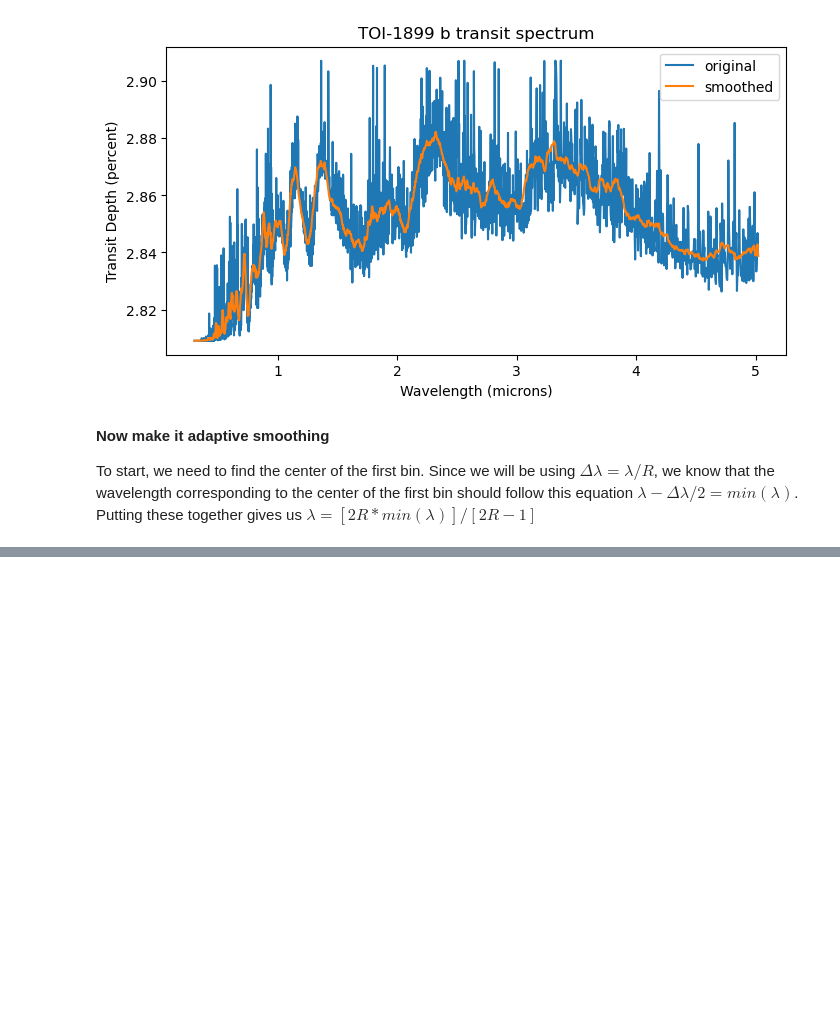
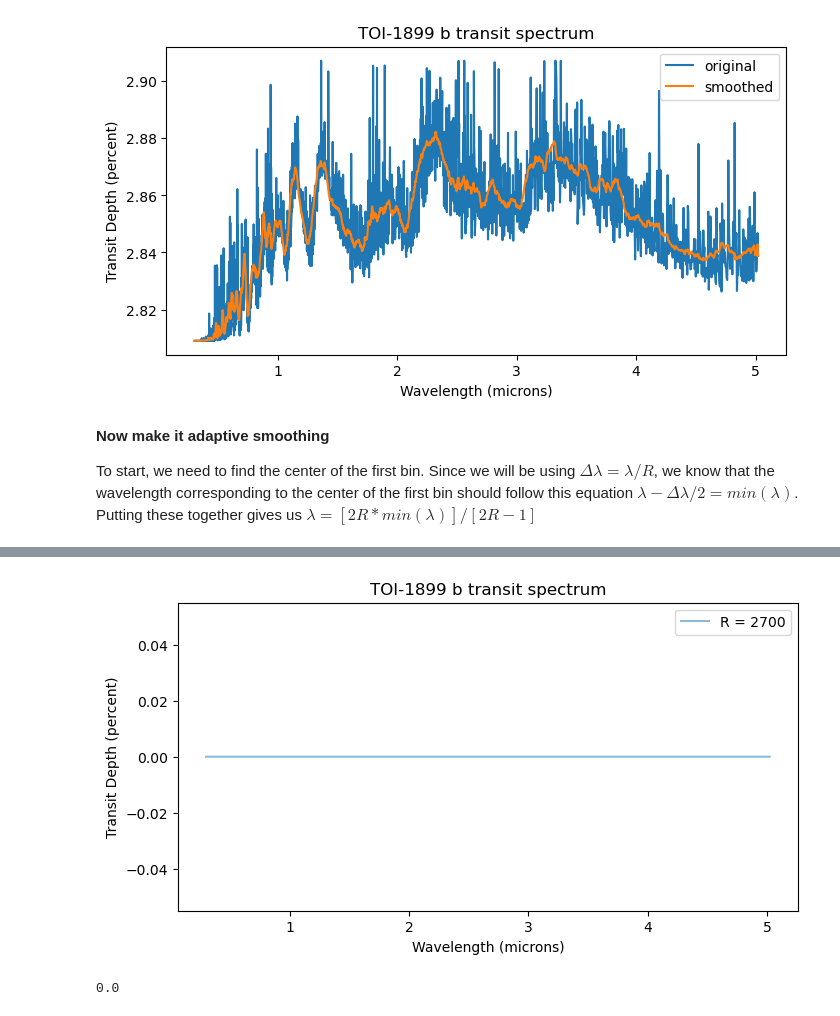
Before and after one commit to steph-coffey/first-year-project, a Jupyter notebook: smoothing.ipynb, the cells around one changed output, grey strips where cells are left out. Saved outputs shown, nothing was run; the diff lists cells and outputs as text; code cells hidden in the pictures; blank space fills up the shorter version.

```diff
--- a/smoothing.ipynb
+++ b/smoothing.ipynb
@@ -119,0 +153,16 @@ np.sum(spectrum - adap_smooth_spec)
+# %%
+plt.figure(figsize = (8,4))
+plt.title('TOI-1899 b transit spectrum')
+plt.xlabel('Wavelength (microns)')
+plt.ylabel('Transit Depth (percent)')
+
+plt.plot(wavelength, spectrum - R1000, label = 'R = 2700', alpha = 0.5)
+
+plt.legend()
+plt.show()
+# %% [output]
+[figure, added]
+# %%
+np.sum(spectrum - R1000)
+# %% [output]
+0.0
```
Also changed, not shown: parts of 19 cells of this notebook.
